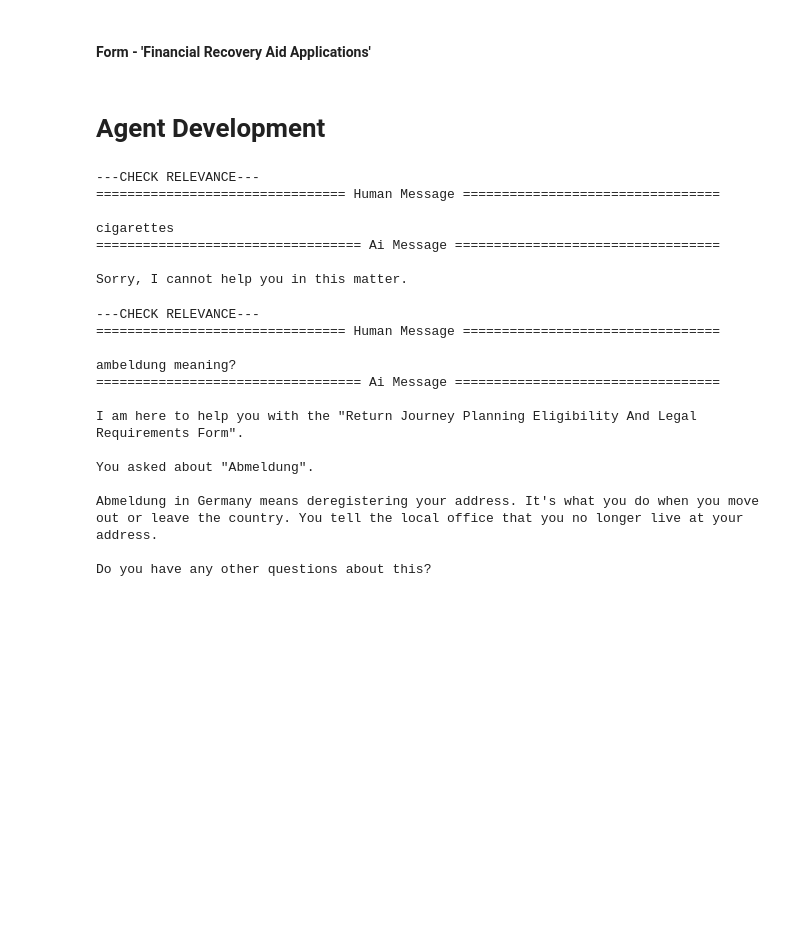
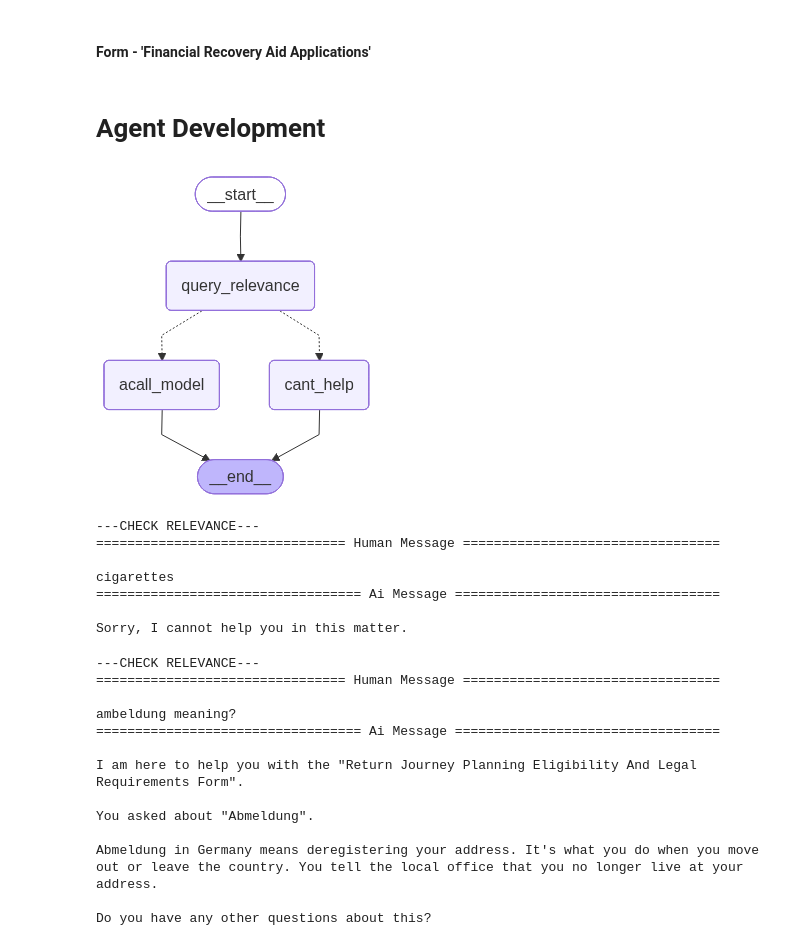
Before and after one commit to WeCareRemote/wcr-robots, a Jupyter notebook: src/agents/dev.ipynb, the cells around one changed output. Saved outputs shown, nothing was run; the diff lists cells and outputs as text; code cells hidden in the pictures; blank space fills up the shorter version.

Commit message:
added graph png

```diff
--- a/src/agents/dev.ipynb
+++ b/src/agents/dev.ipynb
@@ -350,9 +350,9 @@ builder.add_node("acall_model", acall_model)
 builder.add_node("cant_help", cant_help)
 
 builder.set_entry_point("query_relevance")
-builder.add_conditional_edges("query_relevance", query_relevance_router, ["cant_help", "acall_model"])
 builder.add_edge("cant_help", END)
 builder.add_edge("acall_model", END)
+builder.add_conditional_edges(source="query_relevance", path=query_relevance_router, path_map=["cant_help", "acall_model"])
 
 # Compile with an in-memory checkpointer; resume by calling invoke() on the same thread_id
 checkpointer = MemorySaver()
@@ -362,10 +362,11 @@ graph = builder.compile(checkpointer=checkpointer)# store=across_thread_memory)
 # %%
 from IPython.display import Image, display
 # View
-# display(Image(graph.get_graph().draw_mermaid_png(draw_method=MermaidDrawMethod.PYPPETEER)))
-display(Image(graph.get_graph().draw_mermaid_png()))
-# try:
-#     display(Image(graph.get_graph().draw_mermaid_png()))
-# except:
-#     print(graph.get_graph().draw_ascii(), '\n\n')
-#     print(graph.get_graph().draw_mermaid())
+
+try:
+    display(Image(graph.get_graph().draw_mermaid_png()))
+except:
+    print(graph.get_graph().draw_ascii(), '\n\n')
+    # print(graph.get_graph().draw_mermaid())
+# %% [output]
+[figure, added]
```
Also changed, not shown: parts of 1 cell of this notebook, 2 other files.
